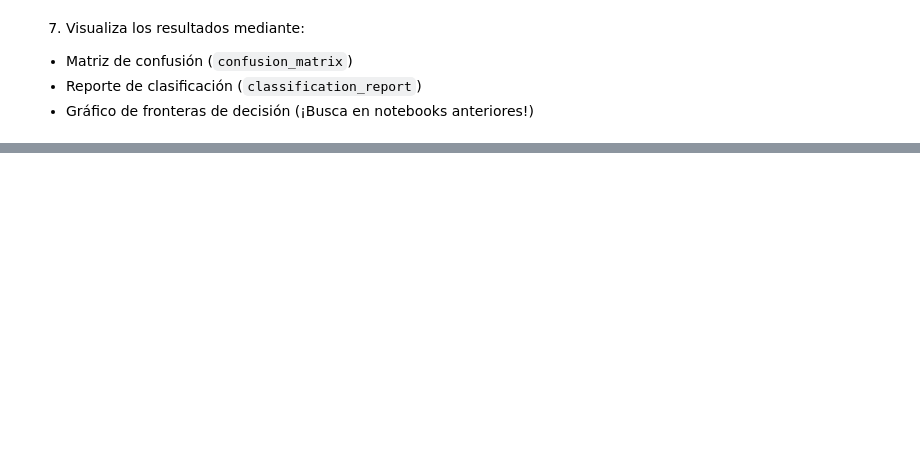
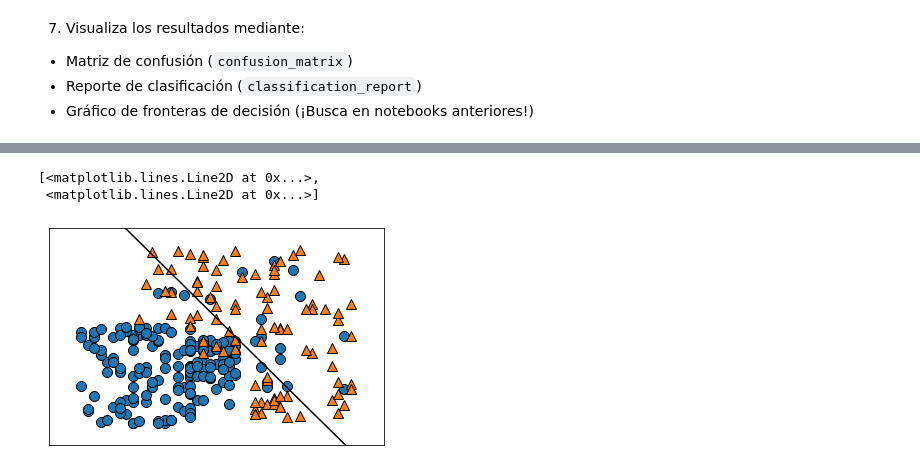
Before and after one commit to agucitri/DS-ONLINE-76, a Jupyter notebook: svm.ipynb, the cells around one changed output, grey strips where cells are left out. Cells and saved outputs as stored; diff of their text form; code cells hidden in the pictures; blank space fills up the shorter version.

```diff
--- a/svm.ipynb
+++ b/svm.ipynb
@@ -29,2 +75,12 @@ from sklearn.linear_model import LogisticRegression
 # %% [markdown]
 3. Separa los datos de entrenamiento de los datos de prueba.
+# %%
+X = social.drop(["Purchased", "Gender"], axis=1)
+y = social.Purchased
+
+X_train, X_test, y_train, y_test = train_test_split(X, y,
+                                                    train_size=0.70,
+                                                    test_size=0.30, random_state=42)
+# %%
+X_train.drop("User ID", axis=1, inplace=True)
+X_test.drop("User ID", axis=1, inplace=True)
@@ -31,3 +92,9 @@ from sklearn.linear_model import LogisticRegression
 # %% [markdown]
 4. Estandariza los datos (`StandardScaler`).
 5. Entrena un SVM. Para ello, utiliza la clase `SVC` de la librería Scikit-Learn cuya documentación la puedes encontrar [aquí](https://scikit-learn.org/stable/modules/generated/sklearn.svm.SVC.html).
+# %%
+scaler = StandardScaler().fit(X_train)
+
+X_train = scaler.transform(X_train)
+
+X_test = scaler.transform(X_test)
@@ -34,2 +121,4 @@ from sklearn.linear_model import LogisticRegression
+# %%
+svm = SVC(kernel="linear", random_state=42).fit(X_train, y_train)
 # %% [markdown]
 6. Realiza las predicciones sobre los datos de prueba.
@@ -41,0 +165,7 @@ from sklearn.linear_model import LogisticRegression
+# %%
+mglearn.plots.plot_2d_separator(classifier=svm, X=X_train)
+mglearn.discrete_scatter(x1=X_train[:, 0], x2=X_train[:, 1], y=y_train)
+# %% [output]
+[<matplotlib.lines.Line2D at 0x...>,
+ <matplotlib.lines.Line2D at 0x...>]
+[figure, added]
```
Also changed, not shown: parts of 12 cells of this notebook.
